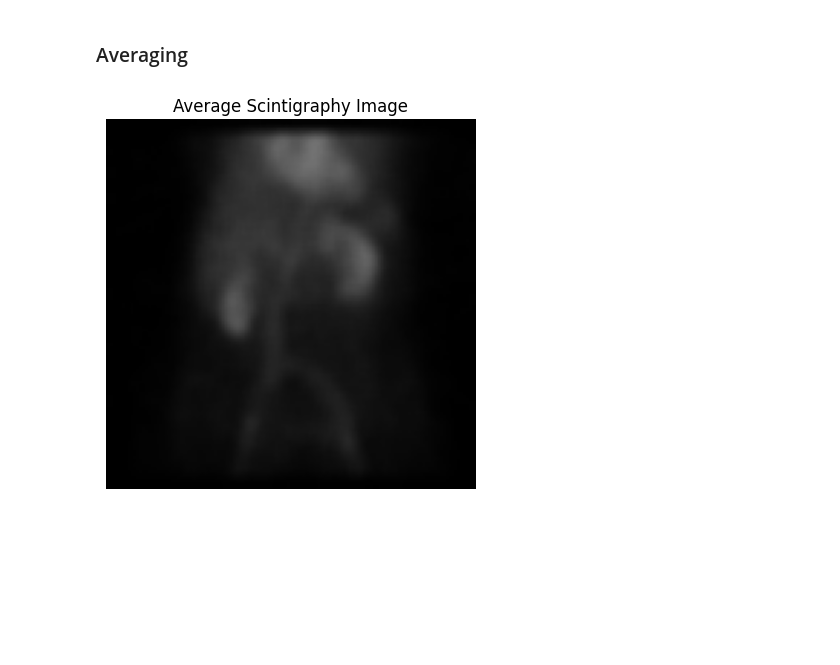
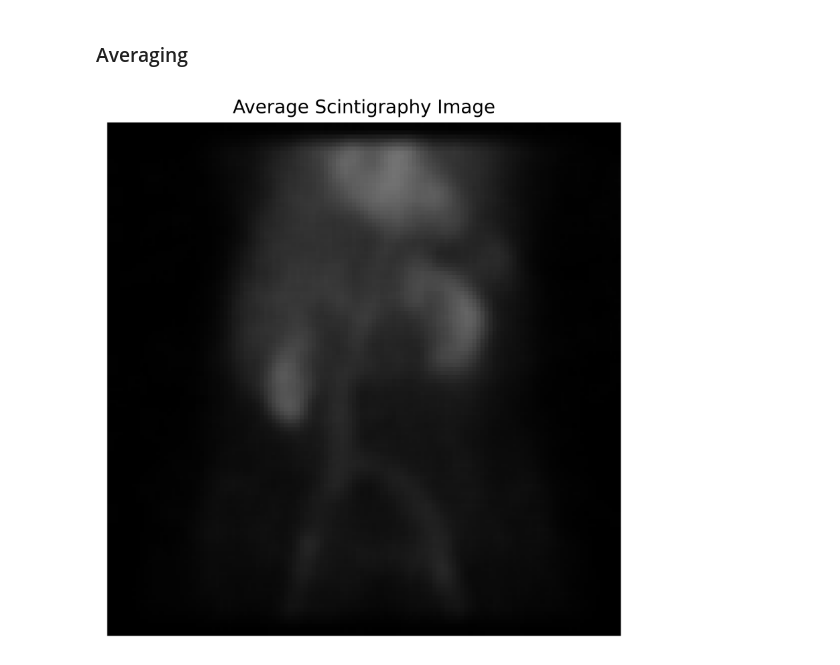
Before and after one commit to HyanBatista/chronic-kidney-disease, a Jupyter notebook: notebooks/04_preprocessing.ipynb, the cells around one changed output. Cells and saved outputs as stored; diff of their text form; code cells hidden in the pictures; blank space fills up the shorter version.

Commit message:
feat: add images

```diff
--- a/notebooks/04_preprocessing.ipynb
+++ b/notebooks/04_preprocessing.ipynb
@@ -156,9 +157,11 @@ for blurred_image_group in tqdm(blurred_images_groups):
     avg_blurred_images.append(avg_image)
 # %%
 avg_img = avg_blurred_images[0]
+plt.figure(figsize=(8, 6), dpi=600)
 plt.imshow(avg_img)
 plt.title("Average Scintigraphy Image")
 plt.axis("off")
+plt.savefig("../images/averaging.pdf")
 plt.show()
 # %% [output]
-[figure, old version]
+[figure, new version]
```
Also changed, not shown: parts of 1 cell of this notebook, 2 other files.
